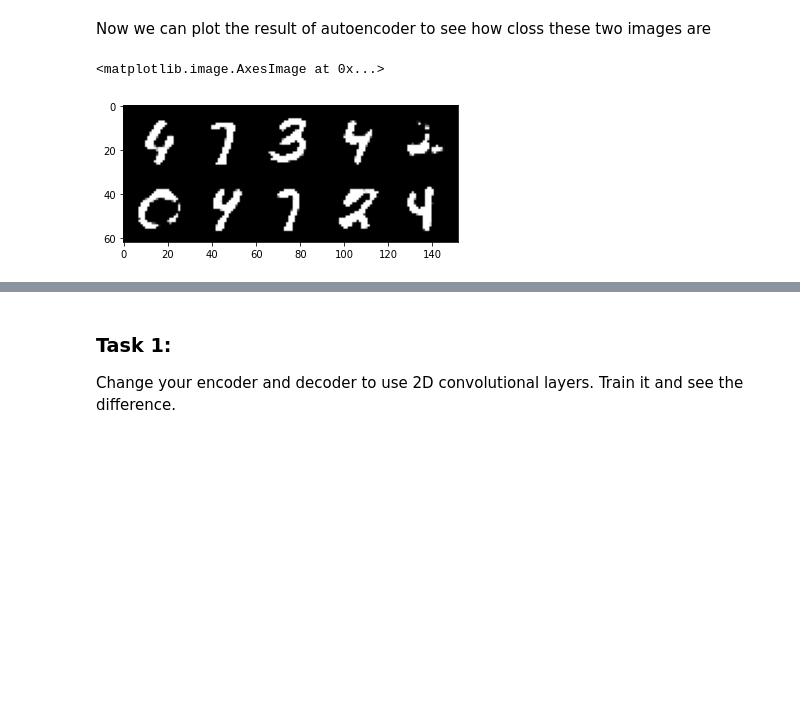
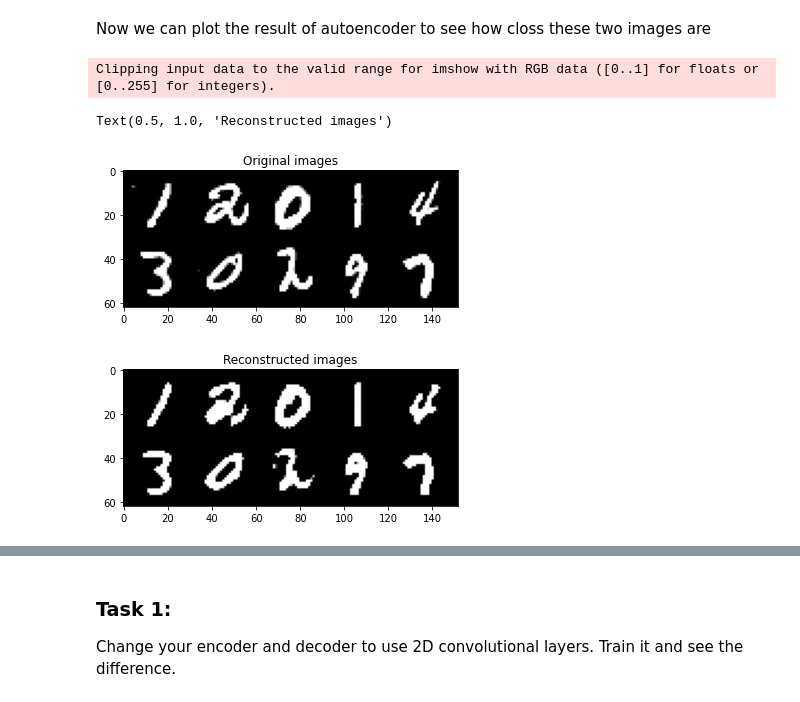
Before and after one commit to HsiuWen/DL_course_MS_HPC_IA, a Jupyter notebook: Lab6_generative_model.ipynb, the cells around one changed output, grey strips where cells are left out. Drawn from its saved outputs; the diff is of its cells as text; code cells hidden in the pictures; blank space fills up the shorter version.

```diff
--- a/Lab6_generative_model.ipynb
+++ b/Lab6_generative_model.ipynb
@@ -200,17 +229,26 @@ Wall time: 1min 19s
 # %% [markdown]
 Now we can plot the result of autoencoder to see how closs these two images are
 # %%
-x,y = next(iter(train_loader))
+x,_ = next(iter(train_loader))
 #z = autoencoder(x)
 device = torch.device('cuda:0' if torch.cuda.is_available() else 'cpu')
 x = x.to(device)
 with torch.no_grad():
     reconstruct_ims = autoencoder(x).cpu()
+
+ims_ori = make_grid(x.cpu(), nrow=5).permute(1,2,0).numpy()
+plt.imshow(ims_ori)
+plt.title('Original images')
+
+plt.figure()
 ims = make_grid(reconstruct_ims, nrow=5).permute(1,2,0).numpy()
 plt.imshow(ims)
+plt.title('Reconstructed images')
 # %% [output]
-<matplotlib.image.AxesImage at 0x...>
+Clipping input data to the valid range for imshow with RGB data ([0..1] for floats or [0..255] for integers).
+Text(0.5, 1.0, 'Reconstructed images')
-[figure, old version]
+[figure, new version]
+[figure, added]
 # %% [markdown]
 ## Limitation of autoencoder
 In the above example, our encoder and decoder architectures have only one layer without non-linearity. Such encoder-deocoder represent linear transformations (the sigmoid function can be removed since it is simply the function to accelerate the training). It is worth mentioning that Principle Componet Anaysis (PCA) defines one of the soltuions (basis) that satisfied the minimum of reconstruction error. For our autoencoder, indeed, can have several basis that describe the same optimal subspace. It ends up that the new features do not have to be independent.
```
Also changed, not shown: parts of 15 cells of this notebook.
